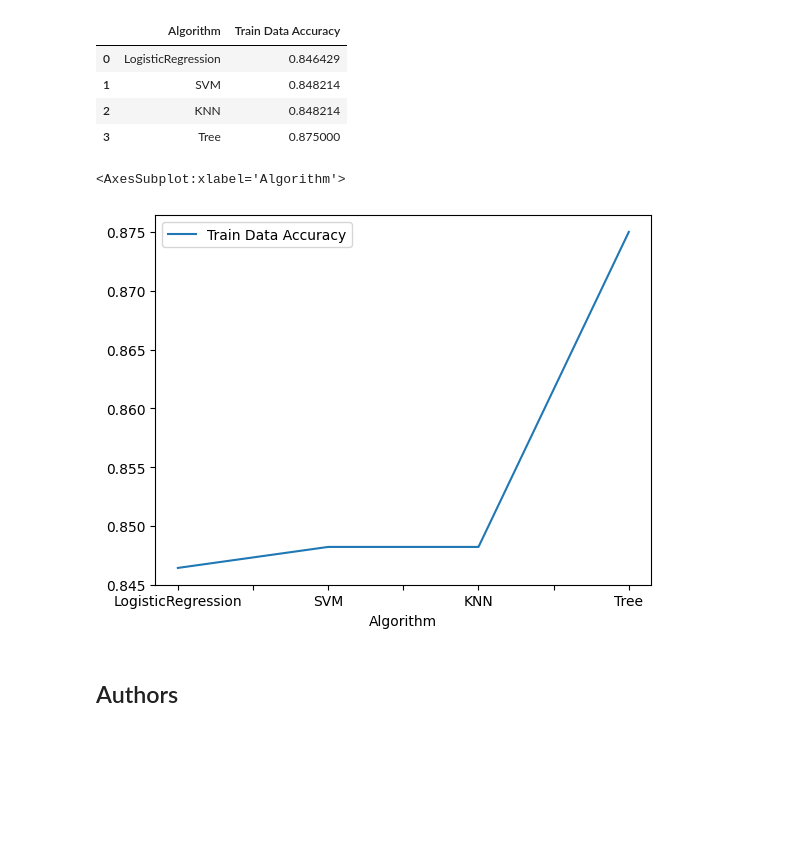
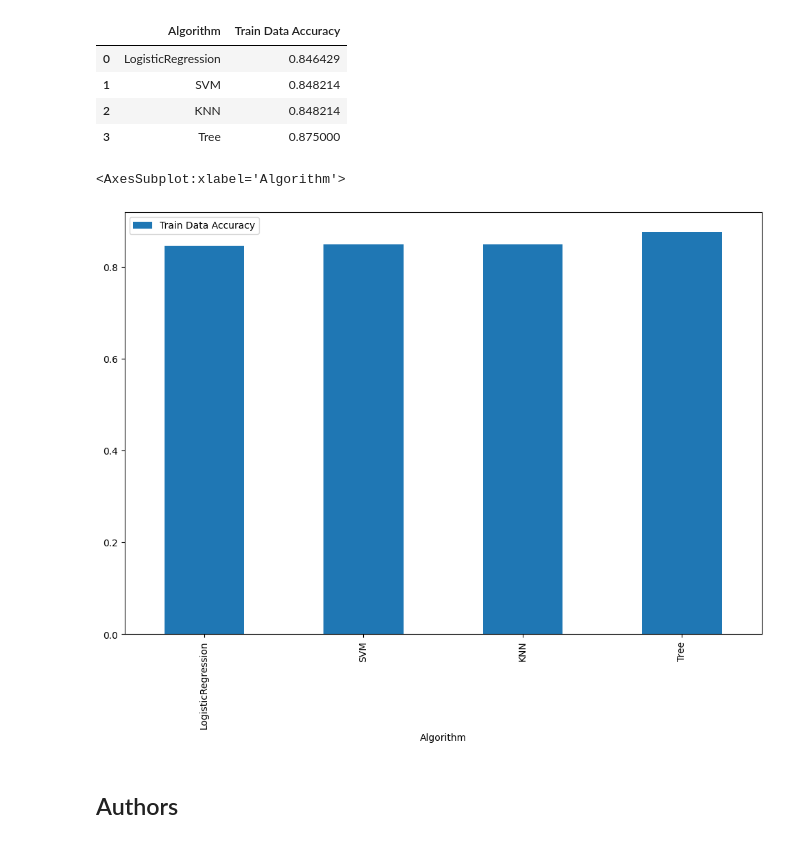
Before and after one commit to TNissy04/testrepo, a Jupyter notebook: SpaceX_Machine Learning Prediction_Part_5.ipynb, the cells around one changed output. Cells and saved outputs as stored; diff of their text form; code cells hidden in the pictures; blank space fills up the shorter version.

```diff
--- a/SpaceX_Machine Learning Prediction_Part_5.ipynb
+++ b/SpaceX_Machine Learning Prediction_Part_5.ipynb
@@ -385,11 +385,11 @@ Best Algorithm is Tree with a score of 0.875
 # %%
 import numpy as np
 import matplotlib.pyplot as plt
 
-score_df.plot(x='Algorithm', y='Train Data Accuracy')
+score_df.plot.bar(x='Algorithm', y='Train Data Accuracy', figsize=(12,8))
 # %% [output]
 <AxesSubplot:xlabel='Algorithm'>
-[figure, old version]
+[figure, new version]
 # %% [markdown]
 ## Authors
 # %% [markdown]
```
